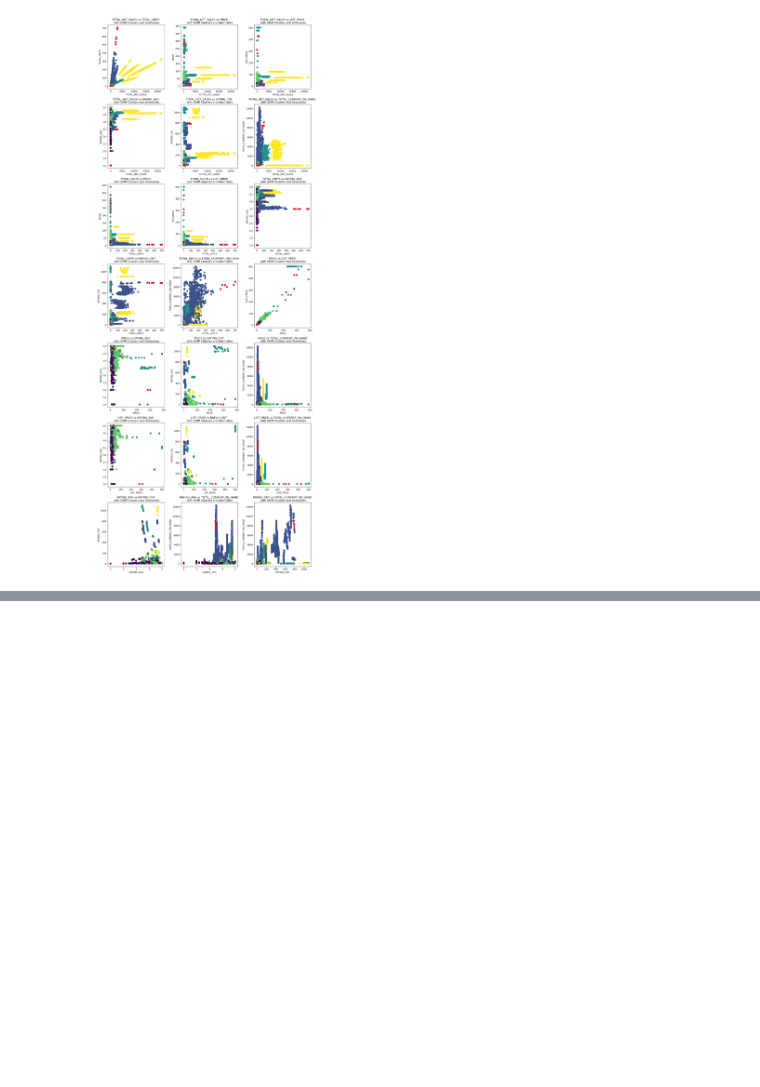
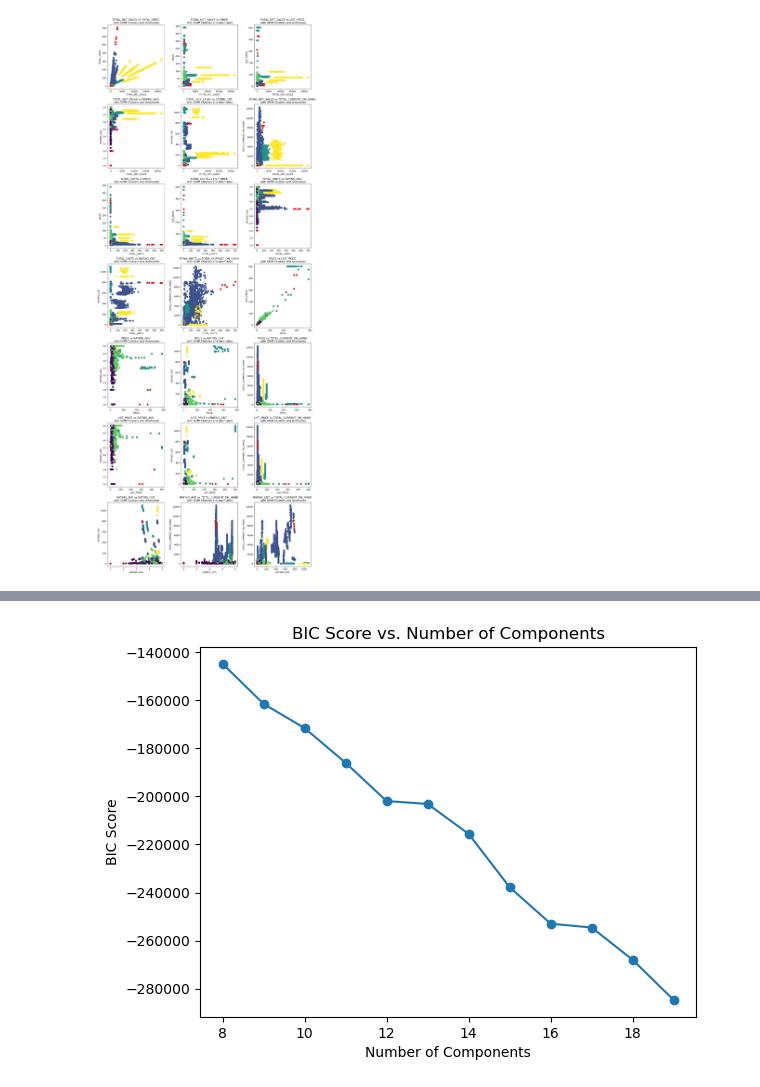
Before and after one commit to yli3-chwy/PulseGuard-Sales, a Jupyter notebook: notebooks/joint_wo_fc_error_GMM.ipynb, the cells around one changed output, grey strips where cells are left out. Cells and saved outputs as stored; diff of their text form; code cells hidden in the pictures; blank space fills up the shorter version.

```diff
--- a/notebooks/joint_wo_fc_error_GMM.ipynb
+++ b/notebooks/joint_wo_fc_error_GMM.ipynb
@@ -379,0 +569,21 @@ plt.show()
+# %%
+# Elbow Method
+
+# Range of components to try
+n_components_range = range(8, 20)
+
+# Fit GMMs with different components and calculate the BIC (Bayesian Information Criterion)
+bic_scores = []
+for n_components in n_components_range:
+    gmm = GaussianMixture(n_components=n_components, random_state=42)
+    gmm.fit(data_for_anomaly_detection_standardized)
+    bic_scores.append(gmm.bic(data_for_anomaly_detection_standardized))
+
+# Plot the BIC scores
+plt.plot(n_components_range, bic_scores, marker='o')
+plt.xlabel('Number of Components')
+plt.ylabel('BIC Score')
+plt.title('BIC Score vs. Number of Components')
+plt.show()
+# %% [output]
+[figure, added]
```
Also changed, not shown: parts of 23 cells of this notebook, 1 other file.
